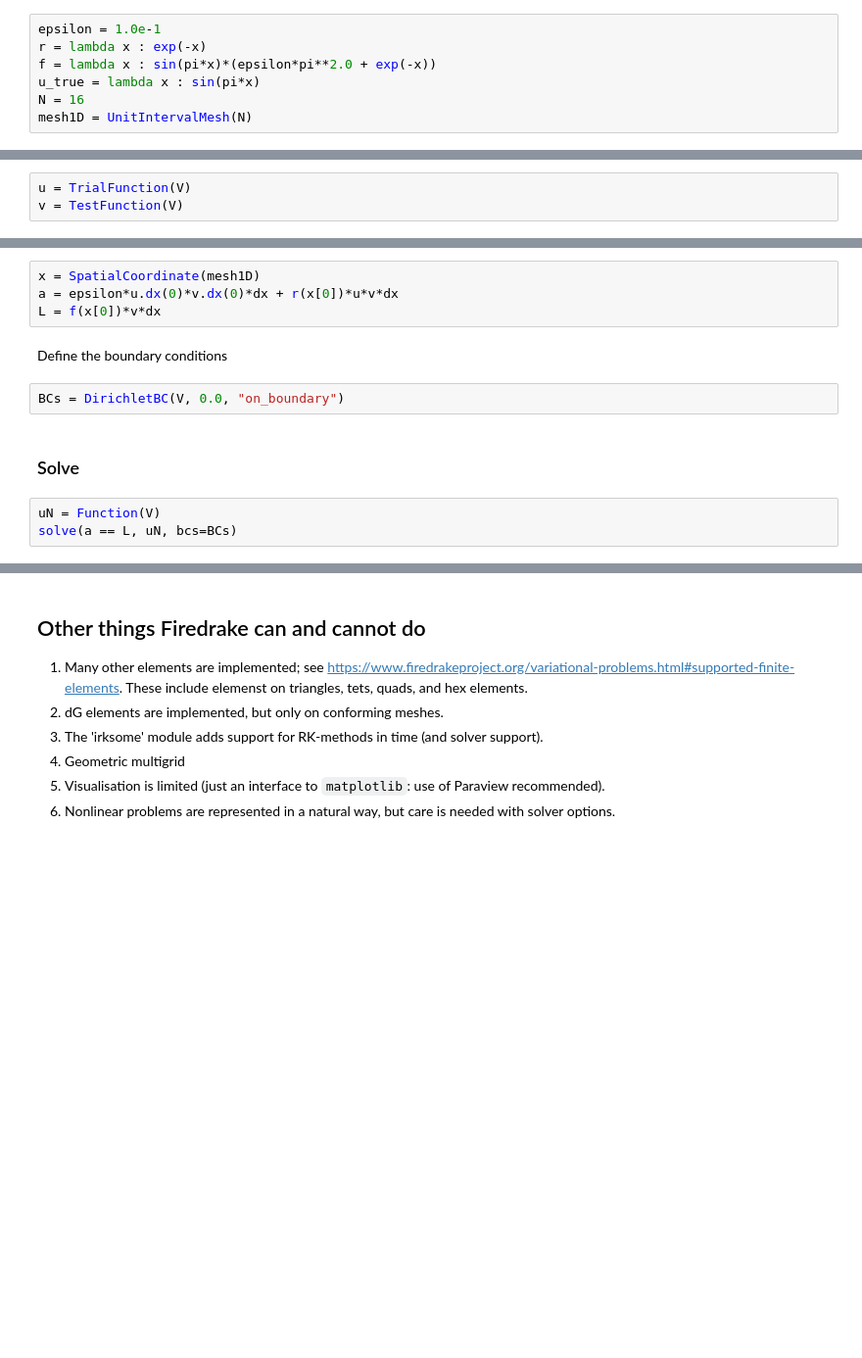
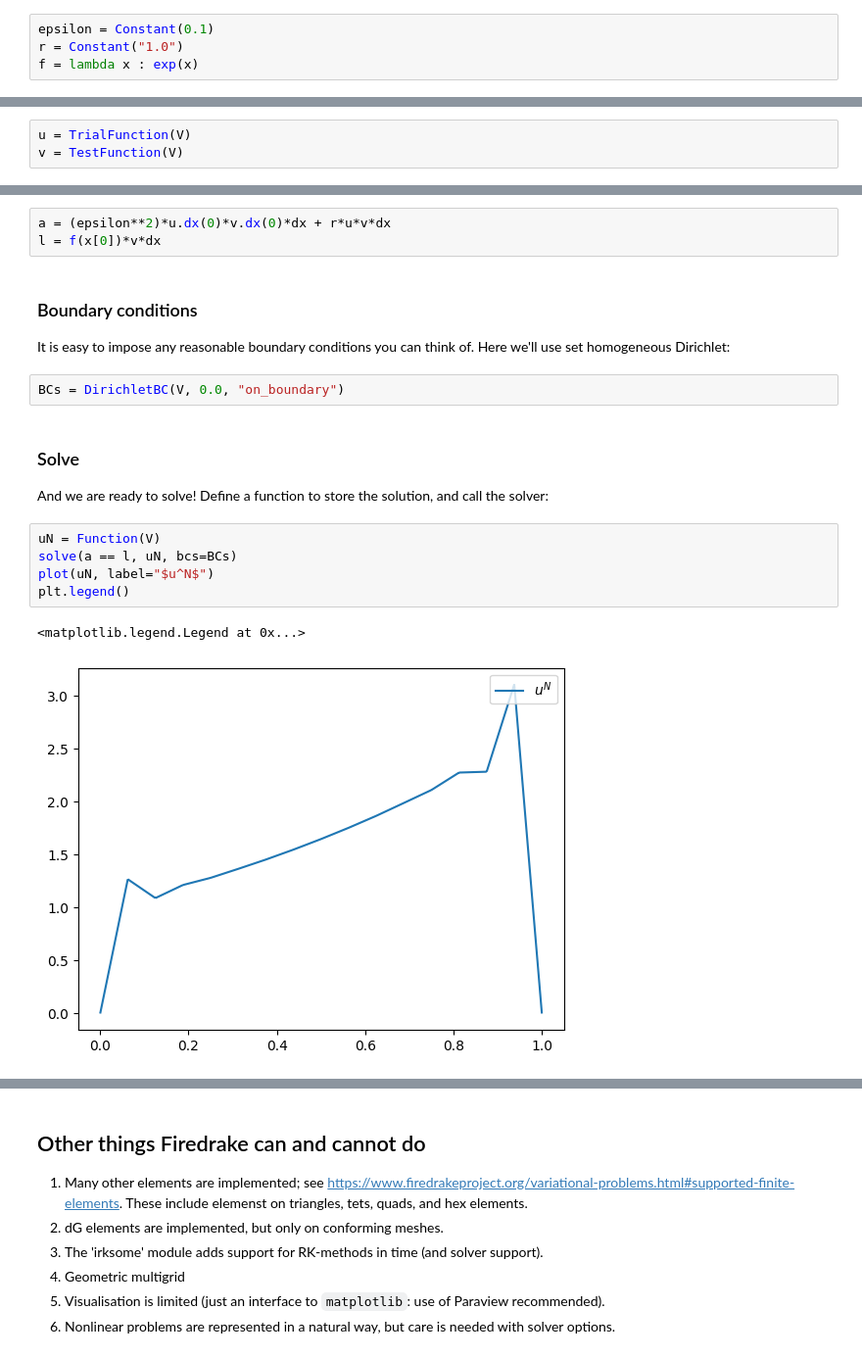
Before and after one commit to niallmadden/niallmadden.github.io, a Jupyter notebook: SPPs_Firedrake.ipynb, the cells around one changed output, grey strips where cells are left out. Shown at 98% size. Drawn from its saved outputs; the diff is of its cells as text; blank space fills up the shorter version.

```diff
--- a/SPPs_Firedrake.ipynb
+++ b/SPPs_Firedrake.ipynb
@@ -84,7 +84,4 @@ import matplotlib.pyplot as plt
 # %%
-epsilon = 1.0e-1
-r = lambda x : exp(-x)
-f = lambda x : sin(pi*x)*(epsilon*pi**2.0 + exp(-x))
-u_true = lambda x : sin(pi*x)
-N = 16
-mesh1D = UnitIntervalMesh(N)
+epsilon = Constant(0.1)
+r = Constant("1.0")
+f = lambda x : exp(x)
@@ -113,15 +140,23 @@ In a slightly analogous way, we can represent the derivatives of $u$ and $v$ as
 # %%
-x = SpatialCoordinate(mesh1D)
-a = epsilon*u.dx(0)*v.dx(0)*dx + r(x[0])*u*v*dx
-L = f(x[0])*v*dx
+a = (epsilon**2)*u.dx(0)*v.dx(0)*dx + r*u*v*dx
+l = f(x[0])*v*dx
 # %% [markdown]
-Define the boundary conditions
+### Boundary conditions
+
+It is easy to impose any reasonable boundary conditions you can think of. Here we'll use set homogeneous Dirichlet:
 # %%
 BCs = DirichletBC(V, 0.0, "on_boundary")
 # %% [markdown]
 ### Solve
+
+And we are ready to solve! Define a function to store the solution, and call the solver:
 # %%
 uN = Function(V)
-solve(a == L, uN, bcs=BCs)
+solve(a == l, uN, bcs=BCs)
+plot(uN, label="$u^N$")
+plt.legend()
+# %% [output]
+<matplotlib.legend.Legend at 0x...>
+[figure, added]
 # %% [markdown]
 ### Compute errors
```
Also changed, not shown: parts of 33 cells of this notebook, 1 other file.
